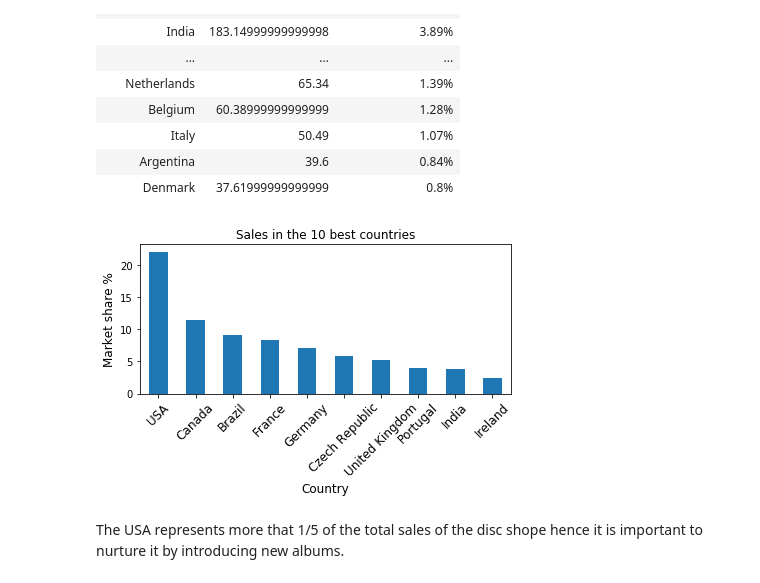
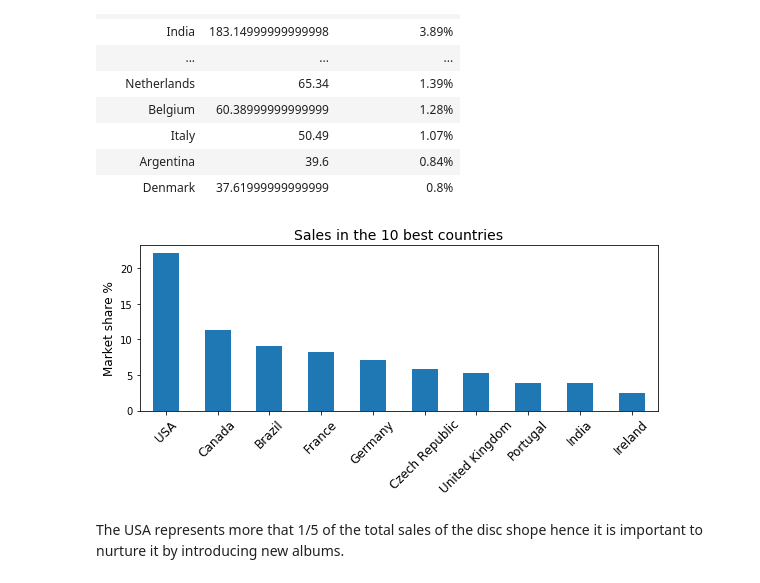
Before and after one commit to tfreyd/chinook, a Jupyter notebook: chinook_sql.ipynb, the cells around one changed output. Drawn from its saved outputs; the diff is of its cells as text; code cells hidden in the pictures.

```diff
--- a/chinook_sql.ipynb
+++ b/chinook_sql.ipynb
@@ -89,15 +89,15 @@ sales_per_country.set_index('country', drop=True, inplace=True)
 # %%
 sales_per_country['share_per_country'] = sales_per_country['share_per_country'].str.replace('%','').astype(float)
 # %%
-sales_per_country['share_per_country'].head(10).plot.bar(figsize=(6,4))
+sales_per_country['share_per_country'].head(10).plot.bar(figsize=(8,4))
 plt.xticks(rotation=45,size=12)
 plt.ylabel('Market share %',size=12)
-plt.xlabel('Country',size=12)
-plt.title('Sales in the 10 best countries')
+plt.xlabel('')
+plt.title('Sales in the 10 best countries',size=14)
 plt.tight_layout()
-plt.savefig('tot_sales_per_country.svg')
+plt.savefig('tot_sales_per_country.jpg')
 # %% [output]
-[figure, old version]
+[figure, new version]
 # %% [markdown]
 The USA represents more that 1/5 of the total sales of the disc shope hence it is important to nurture it by introducing new albums.
 # %% [markdown]
```
Also changed, not shown: parts of 10 cells of this notebook, 4 other files.
